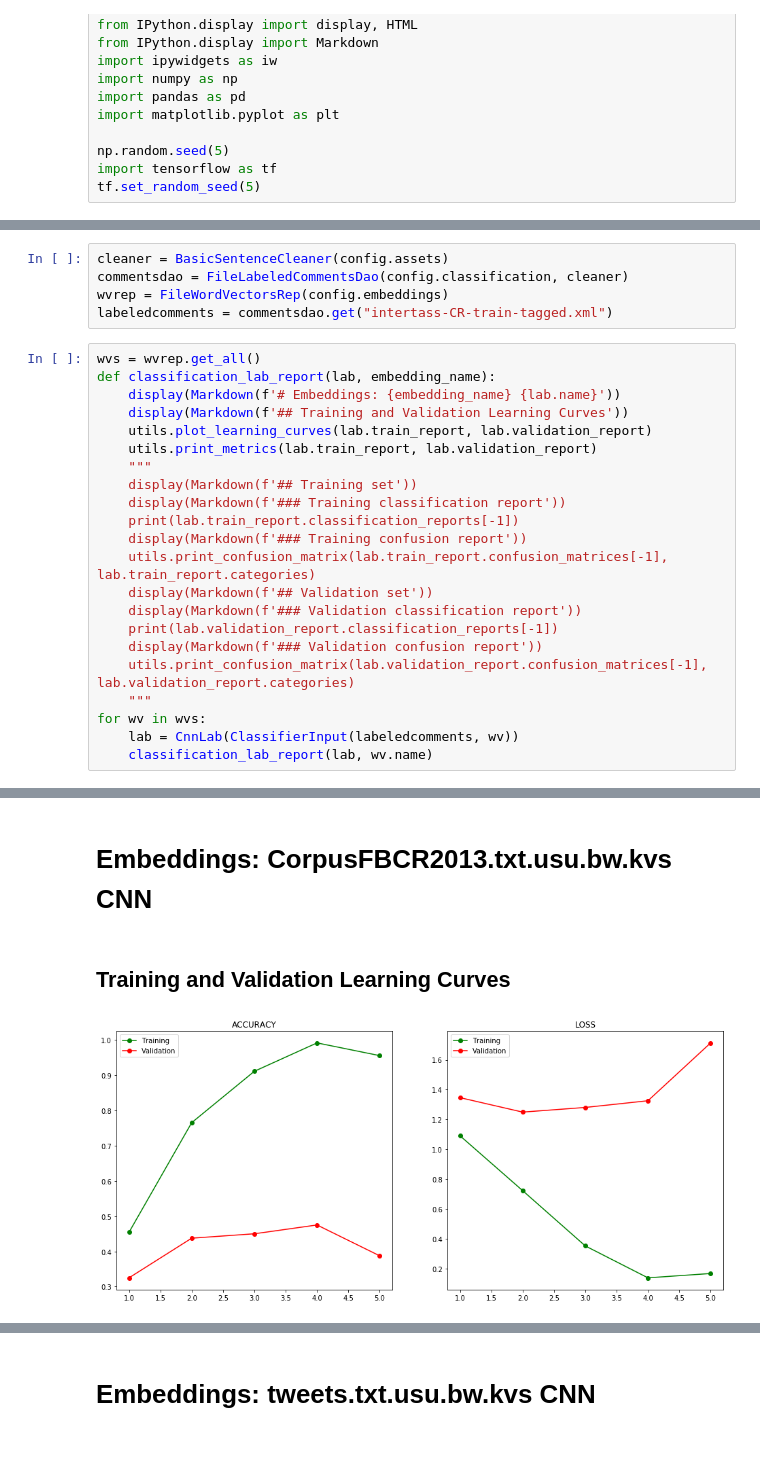
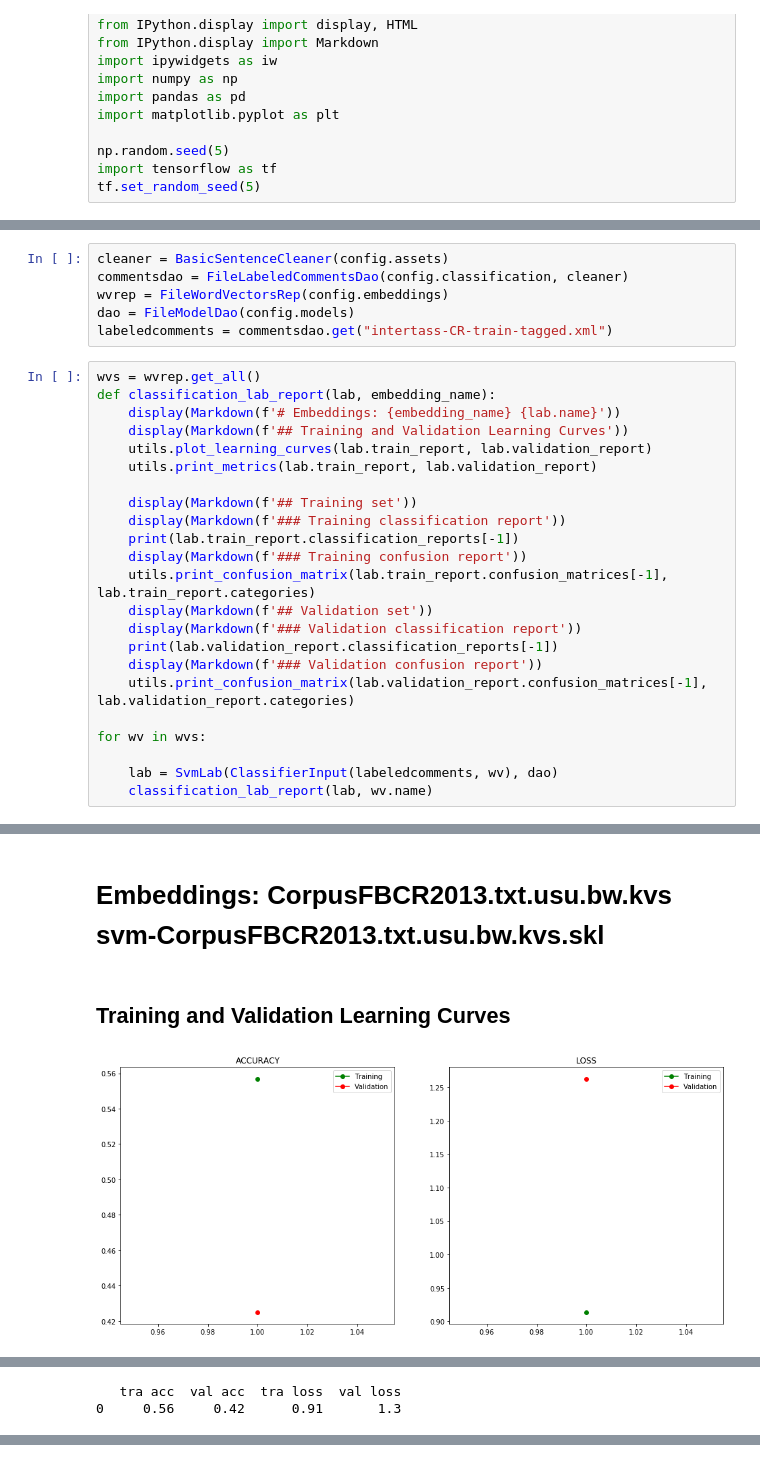
Before and after one commit to coraxcr/usure, a Jupyter notebook: usure/classification/ui/train-and-validation.ipynb, the cells around one changed output, grey strips where cells are left out. Saved outputs shown, nothing was run; the diff lists cells and outputs as text.

```diff
--- a/usure/classification/ui/train-and-validation.ipynb
+++ b/usure/classification/ui/train-and-validation.ipynb
@@ -35,6 +36,7 @@ IPython.OutputArea.prototype._should_scroll = lines => false
 cleaner = BasicSentenceCleaner(config.assets)
 commentsdao = FileLabeledCommentsDao(config.classification, cleaner)
 wvrep = FileWordVectorsRep(config.embeddings)
+dao = FileModelDao(config.models)
 labeledcomments = commentsdao.get("intertass-CR-train-tagged.xml")
 # %%
 wvs = wvrep.get_all()
@@ -43,7 +45,7 @@ def classification_lab_report(lab, embedding_name):
     display(Markdown(f'## Training and Validation Learning Curves'))
     utils.plot_learning_curves(lab.train_report, lab.validation_report)
     utils.print_metrics(lab.train_report, lab.validation_report)
-    """
+
     display(Markdown(f'## Training set'))
     display(Markdown(f'### Training classification report'))
     print(lab.train_report.classification_reports[-1])
@@ -54,8 +56,9 @@ def classification_lab_report(lab, embedding_name):
     print(lab.validation_report.classification_reports[-1])
     display(Markdown(f'### Validation confusion report'))
     utils.print_confusion_matrix(lab.validation_report.confusion_matrices[-1], lab.validation_report.categories)
-    """
+
 for wv in wvs:
-    lab = CnnLab(ClassifierInput(labeledcomments, wv))
+
+    lab = SvmLab(ClassifierInput(labeledcomments, wv), dao)
     classification_lab_report(lab, wv.name)
 # %% [output]
@@ -73,3 +65,3 @@ Epoch 5/5
-# Embeddings: CorpusFBCR2013.txt.usu.bw.kvs CNN
+# Embeddings: CorpusFBCR2013.txt.usu.bw.kvs svm-CorpusFBCR2013.txt.usu.bw.kvs.skl
 ## Training and Validation Learning Curves
-[figure, old version]
+[figure, new version]
@@ -92,0 +68,2 @@ Epoch 5/5
+   tra acc  val acc  tra loss  val loss
+0     0.56     0.42      0.91       1.3
@@ -113 +88,0 @@ Epoch 5/5
-# Embeddings: tweets.txt.usu.bw.kvs CNN
```
Also changed, not shown: parts of 2 cells of this notebook, 13 other files.
